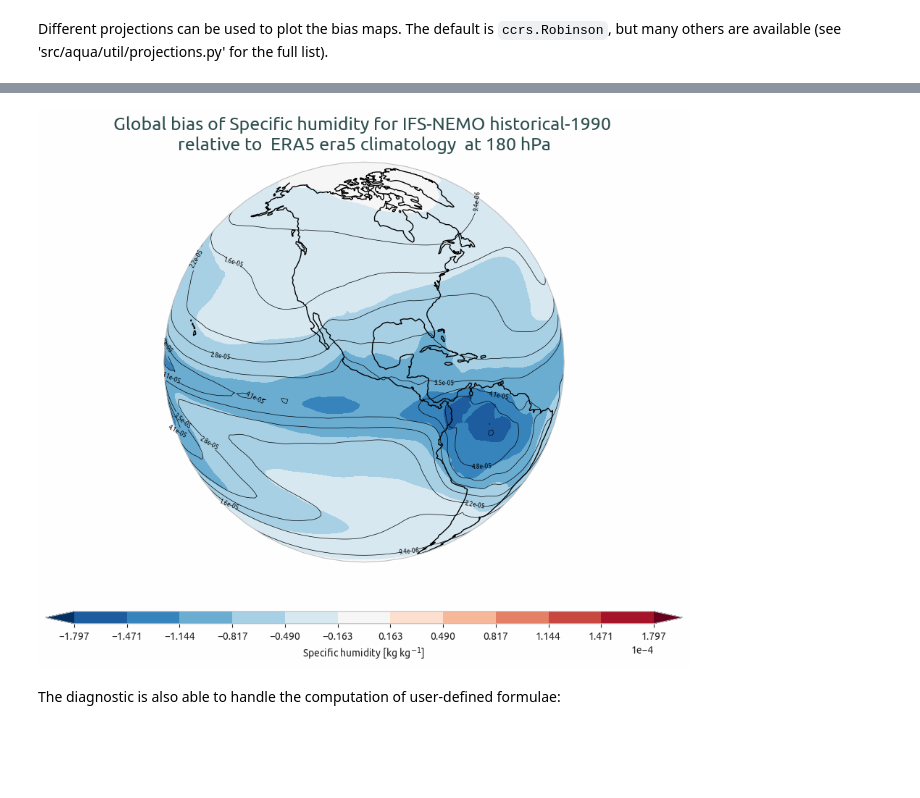
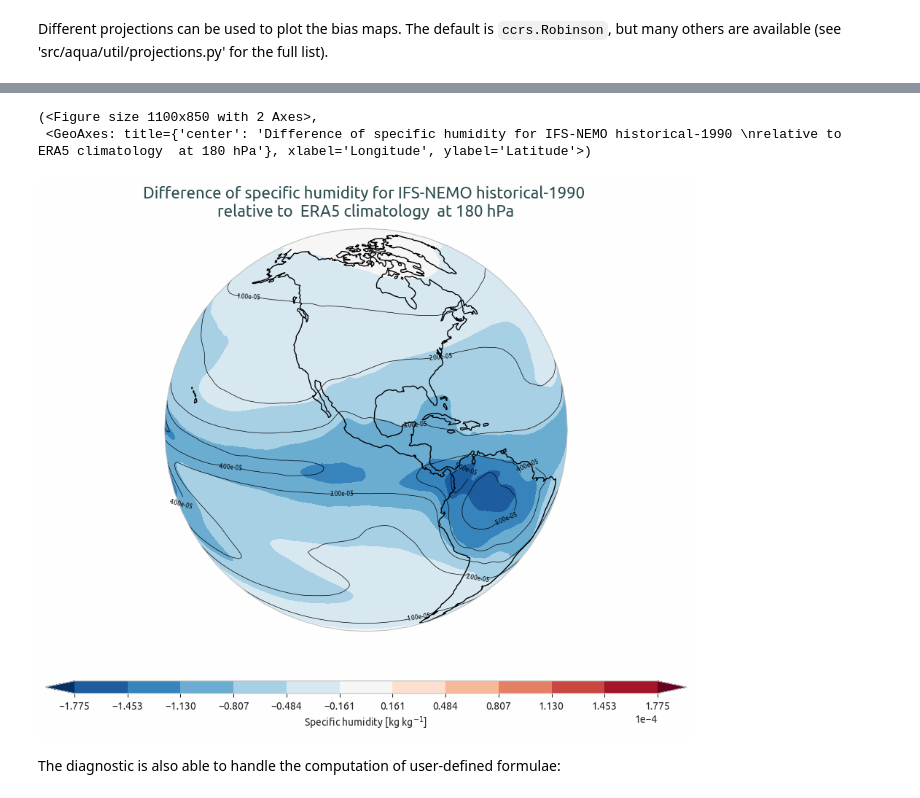
Before and after one commit to DestinE-Climate-DT/AQUA-diagnostics, a Jupyter notebook: notebooks/diagnostics/global_biases/global_biases.ipynb, the cells around one changed output, grey strips where cells are left out. Cells and saved outputs as stored; diff of their text form; code cells hidden in the pictures; blank space fills up the shorter version.

```diff
--- a/notebooks/diagnostics/global_biases/global_biases.ipynb
+++ b/notebooks/diagnostics/global_biases/global_biases.ipynb
@@ -11,5 +12,5 @@ As a first step, we initialize the GlobalBias class for both the dataset and the
 # %%
-biases_ifs_nemo = GlobalBiases(
+biases_ifs_nemo = Climatology(
     catalog="climatedt-phase1",
     model="IFS-NEMO",
     exp="historical-1990",
@@ -19,8 +20,15 @@ biases_ifs_nemo = GlobalBiases(
     loglevel="INFO",
 )
 
-biases_era5 = GlobalBiases(
-    model="ERA5", exp="era5", source="monthly", startdate="1990-01-01", enddate="1999-12-31", regrid="r100", loglevel="INFO"
+biases_era5 = Climatology(
+    catalog="obs",
+    model="ERA5",
+    exp="era5",
+    source="monthly",
+    startdate="1990-01-01",
+    enddate="1999-12-31",
+    regrid="r100",
+    loglevel="INFO"
 )
 # %% [markdown]
 Now we retrieve the data for the target variable (e.g., 'q') and compute its climatology.
@@ -77,7 +85,10 @@ Now we plot the total bias map for variable 'q' between IFS-NEMO data and the re
 A statistics table can also be generated to summarize the bias and RMSE values, providing a quantitative assessment of the biases in the data.
 A statistical test can also be performed to assess the significance of the biases (Welch's t-test). The results of the statistical test can be visualized as stippling on the bias map, indicating areas where the biases are statistically significant.
 # %%
-plot_biases.plot_bias(
+
+plot_bias = PlotBias(save_format=["png", "pdf", "svg"], return_fig=True, loglevel="INFO")
+
+plot_bias.plot_bias(
     data=biases_ifs_nemo.climatology,
     data_ref=biases_era5.climatology,
     var=var,
@@ -92,5 +103,6 @@ plot_biases.plot_bias(
     target_spacing_deg=2,  # Target spacing in degrees for stippling
     stipple_size=0.8,  # Size of stipple dots
     invert_stippling=False,  # False = stipple where differences ARE significant
+    show=True
 )
 # %% [output]
@@ -145,12 +167,13 @@ Different projections can be used to plot the bias maps. The default is `ccrs.Ro
 projection = "nearside"
 projection_params = {"central_longitude": -100, "central_latitude": 20, "satellite_height": 35785831}
 
-plot_biases.plot_bias(
+plot_bias.plot_bias(
     data=biases_ifs_nemo.climatology,
     data_ref=biases_era5.climatology,
     var=var,
     plev=18000,
     proj=projection,
     proj_params=projection_params,
+    show=True
 )
 # %% [output]
@@ -163,4 +189,6 @@ plot_biases.plot_bias(
+(<Figure size 1100x850 with 2 Axes>,
+ <GeoAxes: title={'center': 'Difference of specific humidity for IFS-NEMO historical-1990 \nrelative to  ERA5 climatology  at 180 hPa'}, xlabel='Longitude', ylabel='Latitude'>)
-[figure, old version]
+[figure, new version]
 # %% [markdown]
 The diagnostic is also able to handle the computation of user-defined formulae:
 # %%
```
Also changed, not shown: parts of 13 cells of this notebook.
